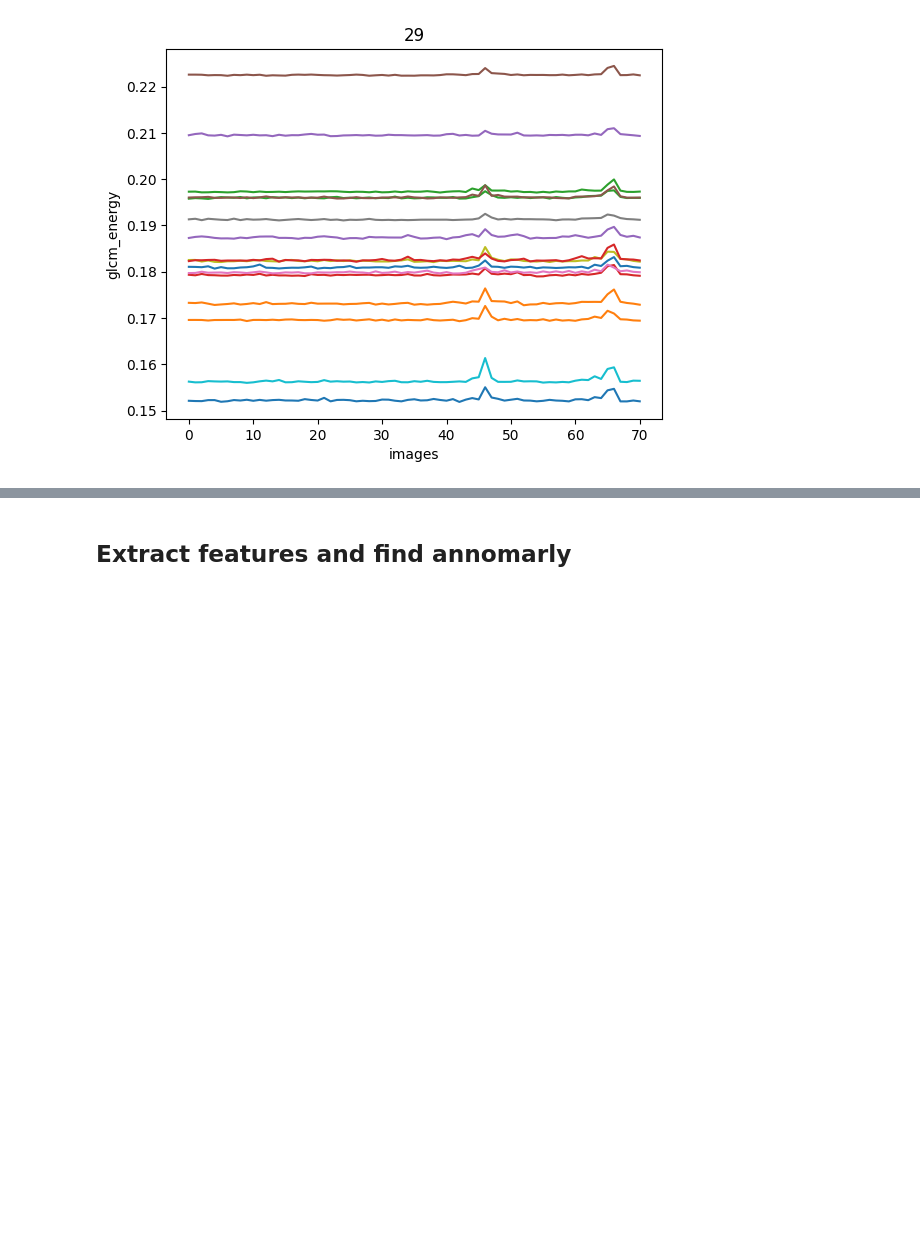
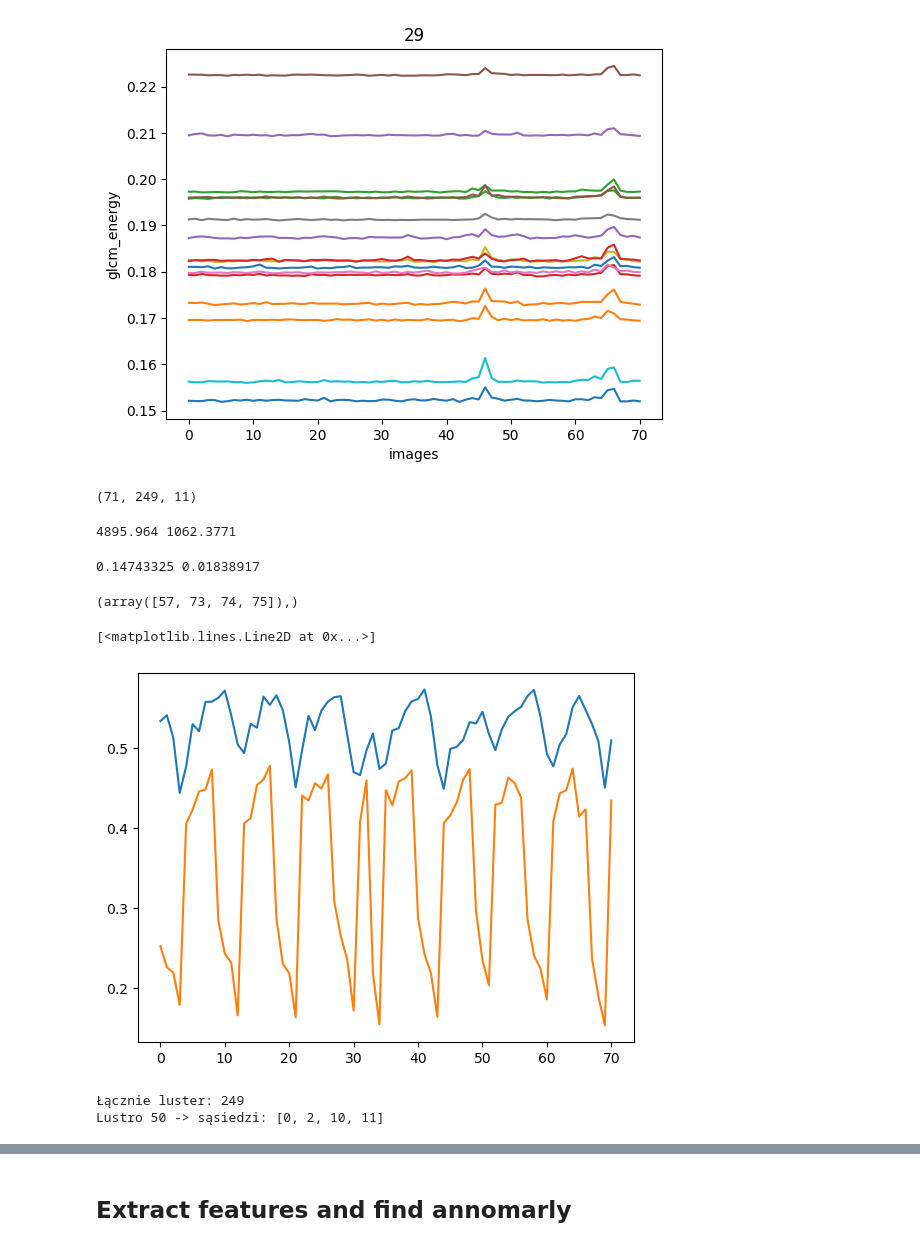
Before and after one commit to pawel21/Computer_vision_for_MAGIC, a Jupyter notebook: notebooks/baseline/check_for_webcam_img.ipynb, the cells around one changed output, grey strips where cells are left out. Drawn from its saved outputs; the diff is of its cells as text; code cells hidden in the pictures; blank space fills up the shorter version.

```diff
--- a/notebooks/baseline/check_for_webcam_img.ipynb
+++ b/notebooks/baseline/check_for_webcam_img.ipynb
@@ -154,3 +193,62 @@ for i in range(14, 30):
 plt.show()
 # %% [output]
 [figure]
+# %%
+features.shape
+# %% [output]
+(71, 249, 11)
+# %%
+feat_0_mean = features[:, :, 0].mean(axis=0)
+feat_0_std = features[:, :, 0].std(axis=0)
+print(np.mean(feat_0_mean), np.mean(feat_0_std))
+# %% [output]
+4895.964 1062.3771
+# %%
+feat_2_mean = features[:, :, 2].mean(axis=0)
+feat_2_std = features[:, :, 2].std(axis=0)
+print(np.mean(feat_2_mean), np.mean(feat_2_std))
+# %% [output]
+0.14743325 0.01838917
+# %%
+np.where(feat_0_std > 2200)
+# %% [output]
+(array([57, 73, 74, 75]),)
+# %%
+plt.plot(features[:, 7, 4])
+plt.plot(features[:, 130, 4])
+# %% [output]
+[<matplotlib.lines.Line2D at 0x...>]
+[figure, added]
+# %%
+#%%
+row_dict = {
+    "row 1":9,
+    "row 2":11,
+    "row 3":13,
+    "row 4":15,
+    "row 5":17,
+    "row 6":17,
+    "row 7":17,
+    "row 8":17,
+    "row 9":17,
+    "row 10":17,
+    "row 11":17,
+    "row 12":17,
+    "row 13":17,
+    "row 14":15,
+    "row 15":13,
+    "row 16":11,
+    "row 17":9,
+}
+
+list(row_dict.values())
+# Definicja rzędów (symetryczny sześciokąt)
+row_sizes = list(row_dict.values())
+adj, pos, n_total = build_hex_mirror_graph(row_sizes)
+sq_size = 0.85
+
+print(f"Łącznie luster: {n_total}")
+print(f"Lustro 50 -> sąsiedzi: {adj[1]}")
+# %% [output]
+Łącznie luster: 249
+Lustro 50 -> sąsiedzi: [0, 2, 10, 11]
```
Also changed, not shown: parts of 9 cells of this notebook, 2 other files.
